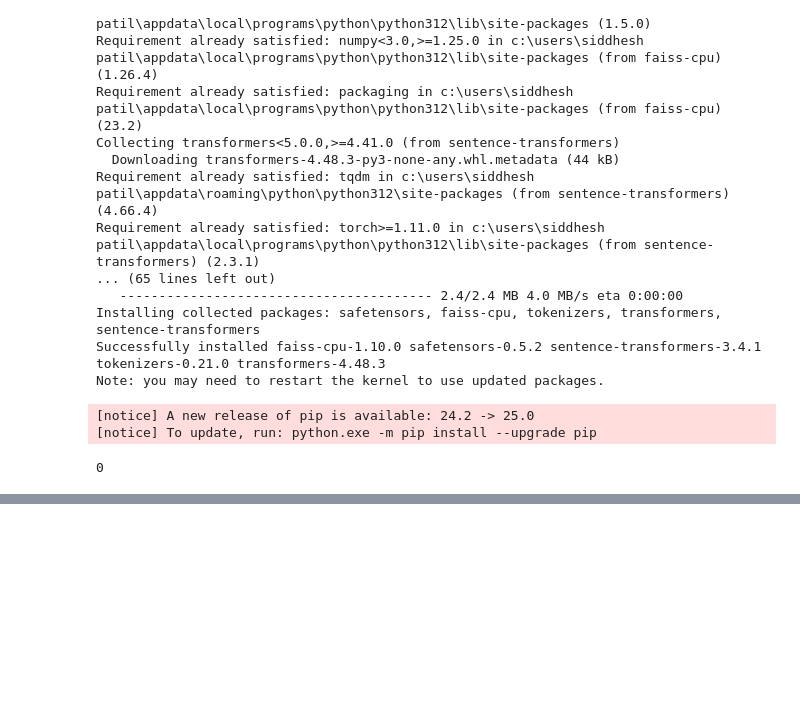
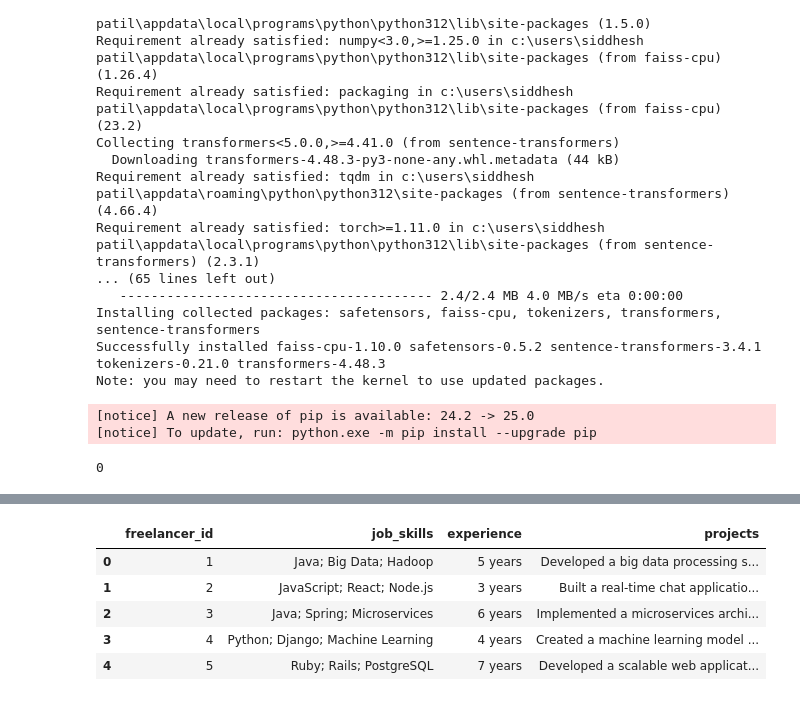
Before and after one commit to triumph10/ml_models, a Jupyter notebook: Untitled.ipynb, the cells around one changed output, grey strips where cells are left out. Saved outputs shown, nothing was run; the diff lists cells and outputs as text; code cells hidden in the pictures; blank space fills up the shorter version.

```diff
--- a/Untitled.ipynb
+++ b/Untitled.ipynb
@@ -234,0 +258,14 @@ client_data.to_csv(r'C:\Users\Siddhesh Patil\OneDrive\Desktop\Projects\model\cli
+# %%
+freelance_data['freelancer_id'] = range(1, len(freelance_data) + 1)
+# %%
+columns_to_keep2 = ["freelancer_id","job_skills","experience","projects"]
+freelance_data = freelance_data[columns_to_keep2]
+# %%
+freelance_data.head()
+# %% [output]
+|  | freelancer_id | job_skills | experience | projects |
+| 0 | 1 | Java; Big Data; Hadoop | 5 years | Developed a big data processing s... |
+| 1 | 2 | JavaScript; React; Node.js | 3 years | Built a real-time chat applicatio... |
+| 2 | 3 | Java; Spring; Microservices | 6 years | Implemented a microservices archi... |
+| 3 | 4 | Python; Django; Machine Learning | 4 years | Created a machine learning model ... |
+| 4 | 5 | Ruby; Rails; PostgreSQL | 7 years | Developed a scalable web applicat... |
```
Also changed, not shown: parts of 10 cells of this notebook, 2 other files.
